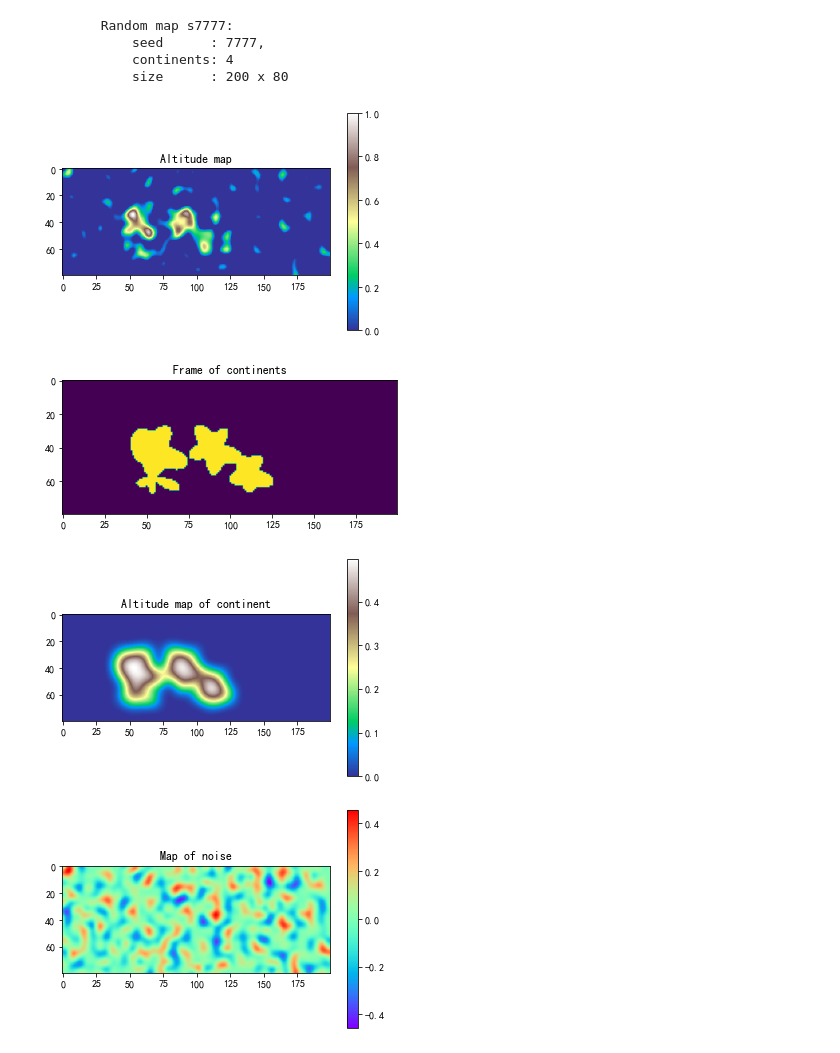
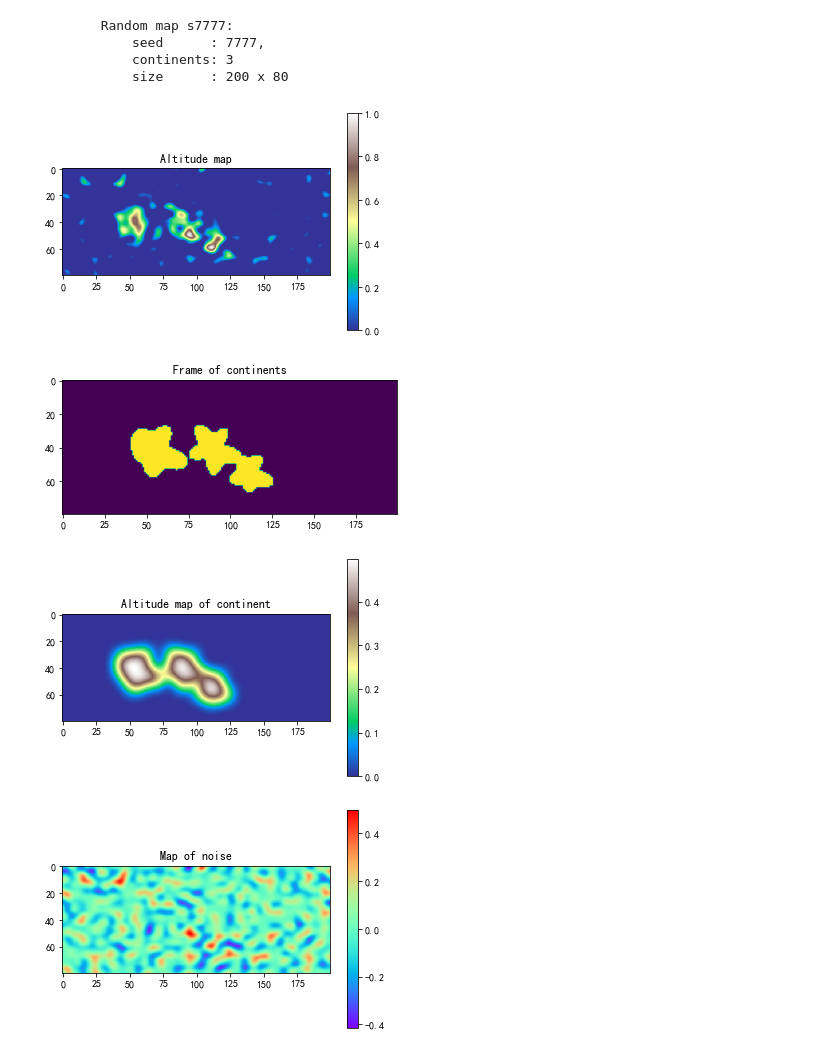
Before and after one commit to MuTong320/mapmaker, a Jupyter notebook: advanced.ipynb, the cells around one changed output. Cells and saved outputs as stored; diff of their text form; code cells hidden in the pictures.

```diff
--- a/advanced.ipynb
+++ b/advanced.ipynb
@@ -3,21 +3,22 @@ from mapmaker import AltitudeMap, Map
 # %%
 p = AltitudeMap(
         name='s7777', seed=7777,
         land_level=0.5, sea_level=0.2, noise_level=0.5,
-        continent_number=4, slope=5, perlin_cells=(20,8),
+        continent_number=3, slope=5, width_range=(0.25,0.75), height_range=(0.25,0.75),
+        perlin_cells=(20,10),
         longtitude_range=200, latitude_range=80, resolution=1
 )
 print(p)
 p.plot('all')
 # %% [output]
         Random map s7777:
             seed      : 7777,
-            continents: 4
+            continents: 3
             size      : 200 x 80
-[figure, old version]
+[figure, new version]
-[figure, old version]
+[figure, new version]
-[figure, old version]
+[figure, new version]
-[figure, old version]
+[figure, new version]
 # %%
 m = Map(p, name='多块大陆', seed='2222')
 m.polish(times=3)
```
Also changed, not shown: parts of 2 cells of this notebook, 14 other files.
